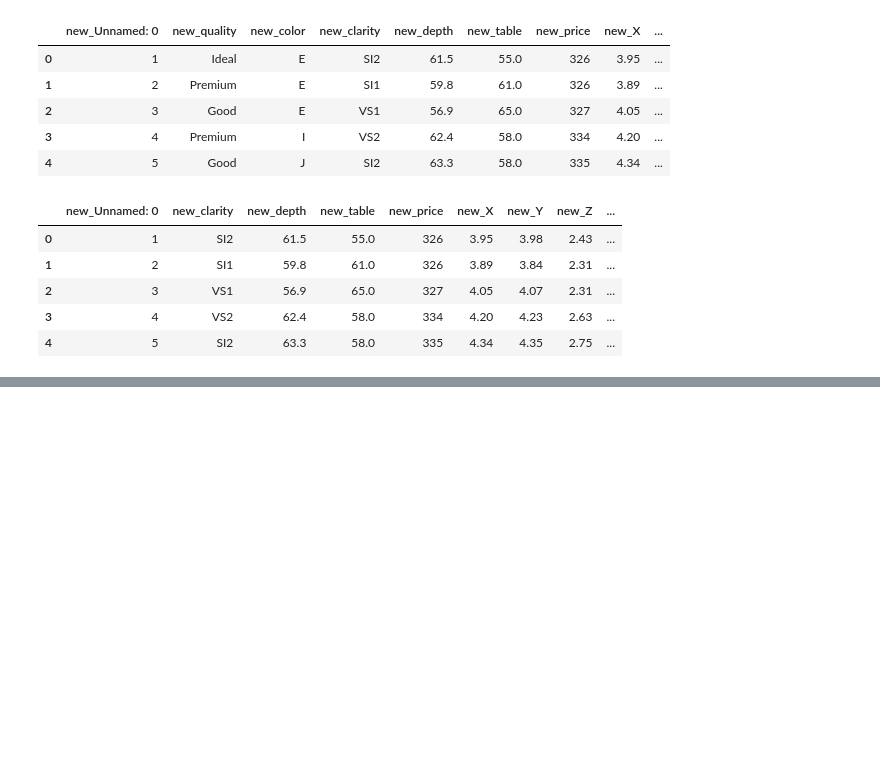
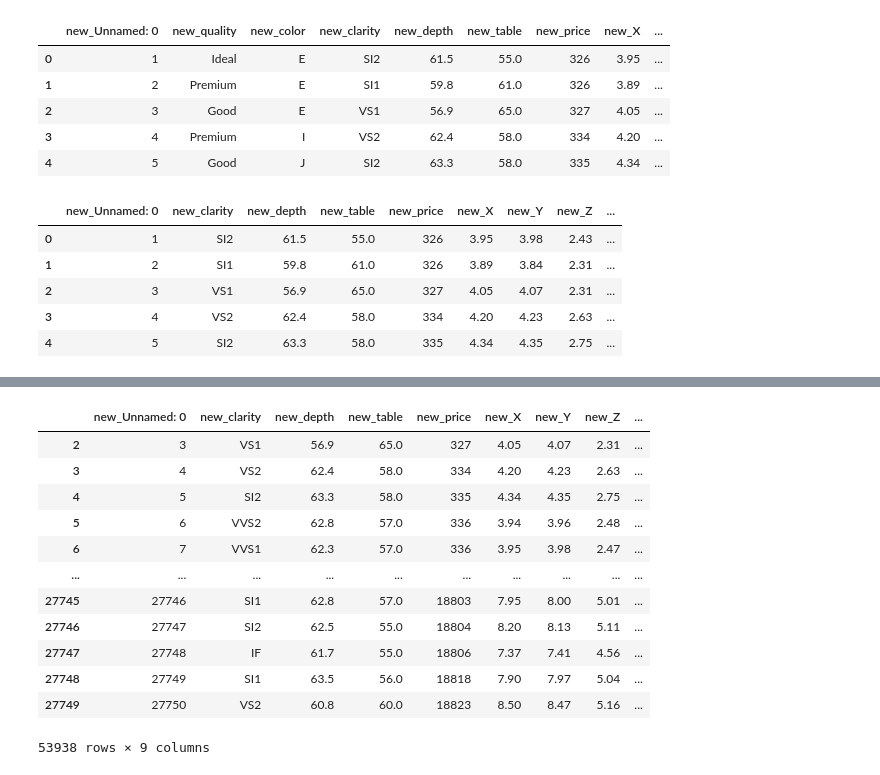
Before and after one commit to INA-95/Pandas, a Jupyter notebook: pandas.ipynb, the cells around one changed output, grey strips where cells are left out. Saved outputs shown, nothing was run; the diff lists cells and outputs as text; code cells hidden in the pictures; blank space fills up the shorter version.

```diff
--- a/pandas.ipynb
+++ b/pandas.ipynb
@@ -144,3 +144,9 @@ df.head()
 | 2 | 3 | VS1 | 56.9 | 65.0 | 327 | 4.05 | 4.07 | 2.31 | ... |
 | 3 | 4 | VS2 | 62.4 | 58.0 | 334 | 4.20 | 4.23 | 2.63 | ... |
 | 4 | 5 | SI2 | 63.3 | 58.0 | 335 | 4.34 | 4.35 | 2.75 | ... |
+# %%
+# 11. Write a Pandas program to remove multiple rows at once (axis=0 refers to rows) from diamonds dataframe.
+
+rows = [0, 1]
+df.drop(rows, inplace = True)
+df.head()
@@ -146,0 +160,18 @@ df.head()
+# %%
+# 12. Write a Pandas program to sort the 'cut' Series in ascending order (returns a Series) of diamonds Dataframe.
+
+df.sort_values(by = 'new_price', ascending = True)
+# %% [output]
+|  | new_Unnamed: 0 | new_clarity | new_depth | new_table | new_price | new_X | new_Y | new_Z | ... |
+| 2 | 3 | VS1 | 56.9 | 65.0 | 327 | 4.05 | 4.07 | 2.31 | ... |
+| 3 | 4 | VS2 | 62.4 | 58.0 | 334 | 4.20 | 4.23 | 2.63 | ... |
+| 4 | 5 | SI2 | 63.3 | 58.0 | 335 | 4.34 | 4.35 | 2.75 | ... |
+| 5 | 6 | VVS2 | 62.8 | 57.0 | 336 | 3.94 | 3.96 | 2.48 | ... |
+| 6 | 7 | VVS1 | 62.3 | 57.0 | 336 | 3.95 | 3.98 | 2.47 | ... |
+| ... | ... | ... | ... | ... | ... | ... | ... | ... | ... |
+| 27745 | 27746 | SI1 | 62.8 | 57.0 | 18803 | 7.95 | 8.00 | 5.01 | ... |
+| 27746 | 27747 | SI2 | 62.5 | 55.0 | 18804 | 8.20 | 8.13 | 5.11 | ... |
+| 27747 | 27748 | IF | 61.7 | 55.0 | 18806 | 7.37 | 7.41 | 4.56 | ... |
+| 27748 | 27749 | SI1 | 63.5 | 56.0 | 18818 | 7.90 | 7.97 | 5.04 | ... |
+| 27749 | 27750 | VS2 | 60.8 | 60.0 | 18823 | 8.50 | 8.47 | 5.16 | ... |
+53938 rows × 9 columns
```
Also changed, not shown: parts of 11 cells of this notebook.
